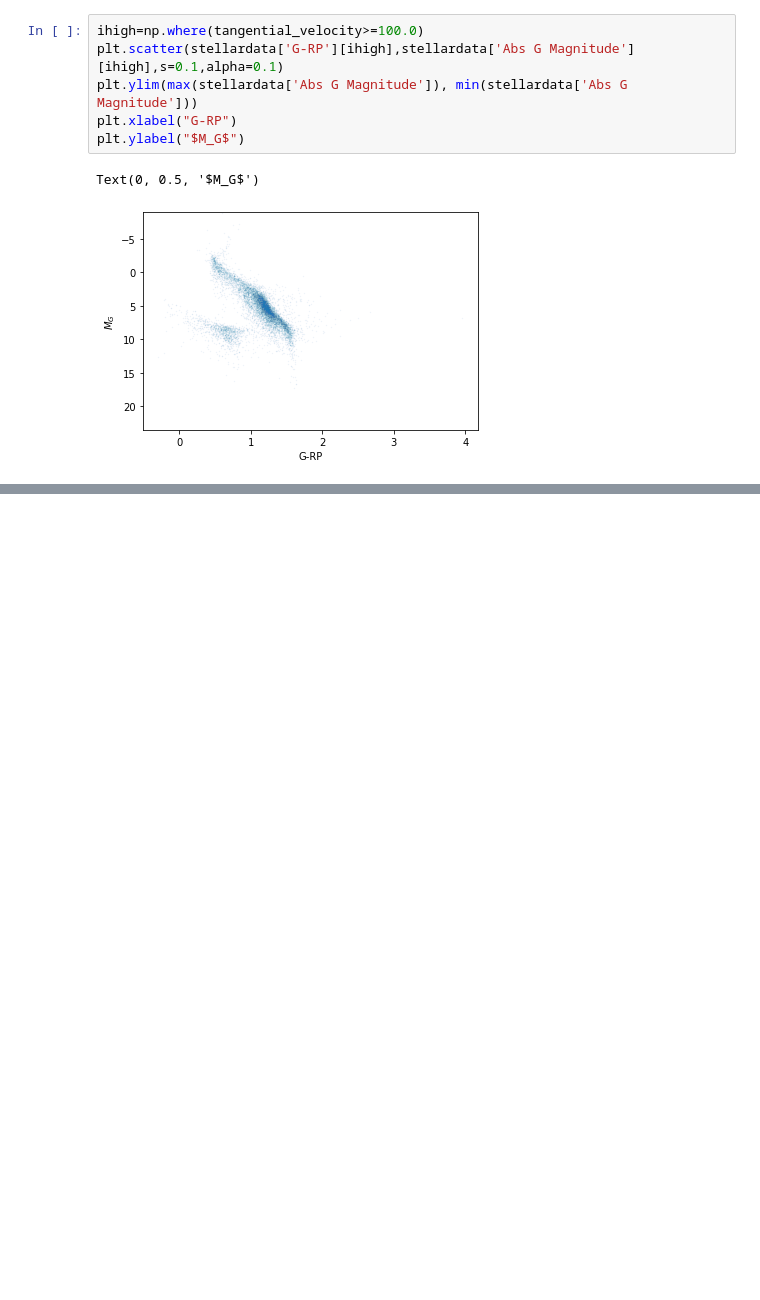
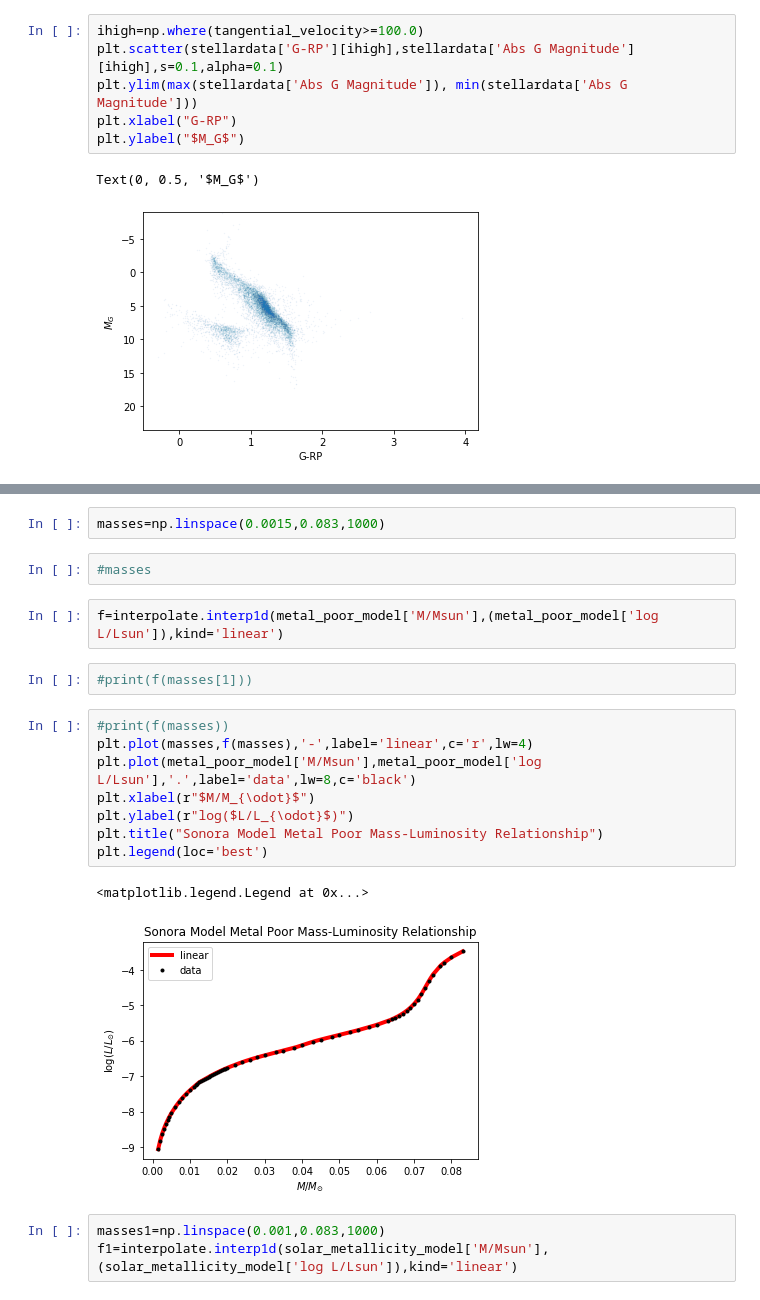
Before and after one commit to dhilligo/BDwarfLumFunction, a Jupyter notebook: GCNS Table Analysis.ipynb, the cells around one changed output, grey strips where cells are left out. Cells and saved outputs as stored; diff of their text form; blank space fills up the shorter version.

```diff
--- a/GCNS Table Analysis.ipynb
+++ b/GCNS Table Analysis.ipynb
@@ -514,0 +612,22 @@ Text(0, 0.5, '$M_G$')
+# %%
+masses=np.linspace(0.0015,0.083,1000)
+# %%
+#masses
+# %%
+f=interpolate.interp1d(metal_poor_model['M/Msun'],(metal_poor_model['log L/Lsun']),kind='linear')
+# %%
+#print(f(masses[1]))
+# %%
+#print(f(masses))
+plt.plot(masses,f(masses),'-',label='linear',c='r',lw=4)
+plt.plot(metal_poor_model['M/Msun'],metal_poor_model['log L/Lsun'],'.',label='data',lw=8,c='black')
+plt.xlabel(r"$M/M_{\odot}$")
+plt.ylabel(r"log($L/L_{\odot}$)")
+plt.title("Sonora Model Metal Poor Mass-Luminosity Relationship")
+plt.legend(loc='best')
+# %% [output]
+<matplotlib.legend.Legend at 0x...>
+[figure, added]
+# %%
+masses1=np.linspace(0.001,0.083,1000)
+f1=interpolate.interp1d(solar_metallicity_model['M/Msun'],(solar_metallicity_model['log L/Lsun']),kind='linear')
```
Also changed, not shown: parts of 23 cells of this notebook.
